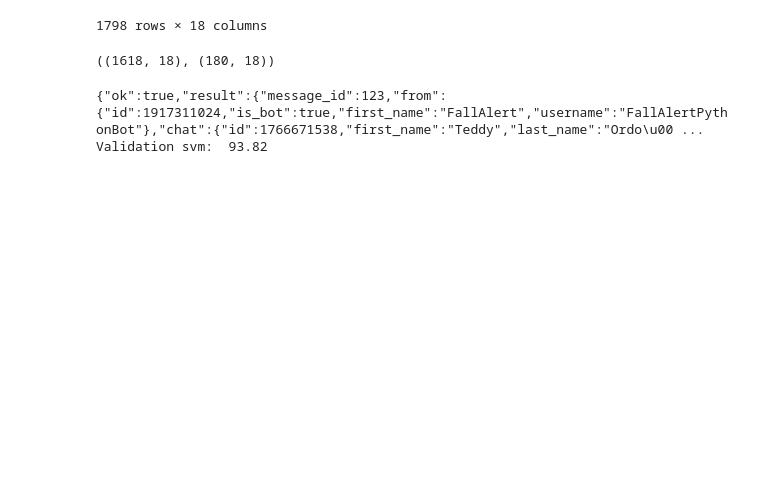
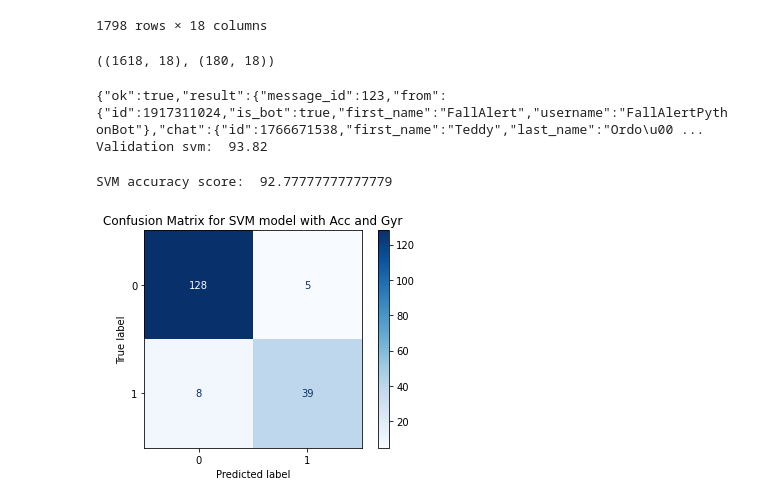
Before and after one commit to teddsords/Fall-Detection-and-Notification-System, a Jupyter notebook: SVM & K-NN.ipynb, the cells around one changed output. Drawn from its saved outputs; the diff is of its cells as text; code cells hidden in the pictures; blank space fills up the shorter version.

```diff
--- a/SVM & K-NN.ipynb
+++ b/SVM & K-NN.ipynb
@@ -103,7 +103,7 @@ X_svm
 | 1797 | 0.197696 | -0.241964 | 0.443883 | 0.779496 | 0.292070 | 0.428101 | 13.737444 | 10.731608 | 7.271688 | ... |
 1798 rows × 18 columns
 # %%
-X_rem, X_test, y_rem, y_test = train_test_split(X_svm, y_svm, test_size=0.1, train_size=0.9, random_state=10, stratify=y_svm)
+X_rem, X_test_svm, y_rem, y_test_svm = train_test_split(X_svm, y_svm, test_size=0.1, train_size=0.9, random_state=10, stratify=y_svm)
 X_rem.shape, X_test.shape
 # %% [output]
 ((1618, 18), (180, 18))
@@ -128,0 +127,13 @@ y_predicted_svm =
+# %%
+y_predicted_svm = svm.predict(X_test_svm)
+print("SVM accuracy score: ", accuracy_score(y_test_svm, y_predicted_svm)*100)
+# %% [output]
+SVM accuracy score:  92.77777777777779
+# %%
+con_mat = confusion_matrix(y_true=y_test_svm, y_pred=y_predicted_svm)
+disp = ConfusionMatrixDisplay(confusion_matrix=con_mat)
+disp.plot(cmap='Blues')
+plt.title('Confusion Matrix for SVM model with Acc and Gyr')
+plt.show()
+# %% [output]
+[figure, added]
```
Also changed, not shown: parts of 1 cell of this notebook.
